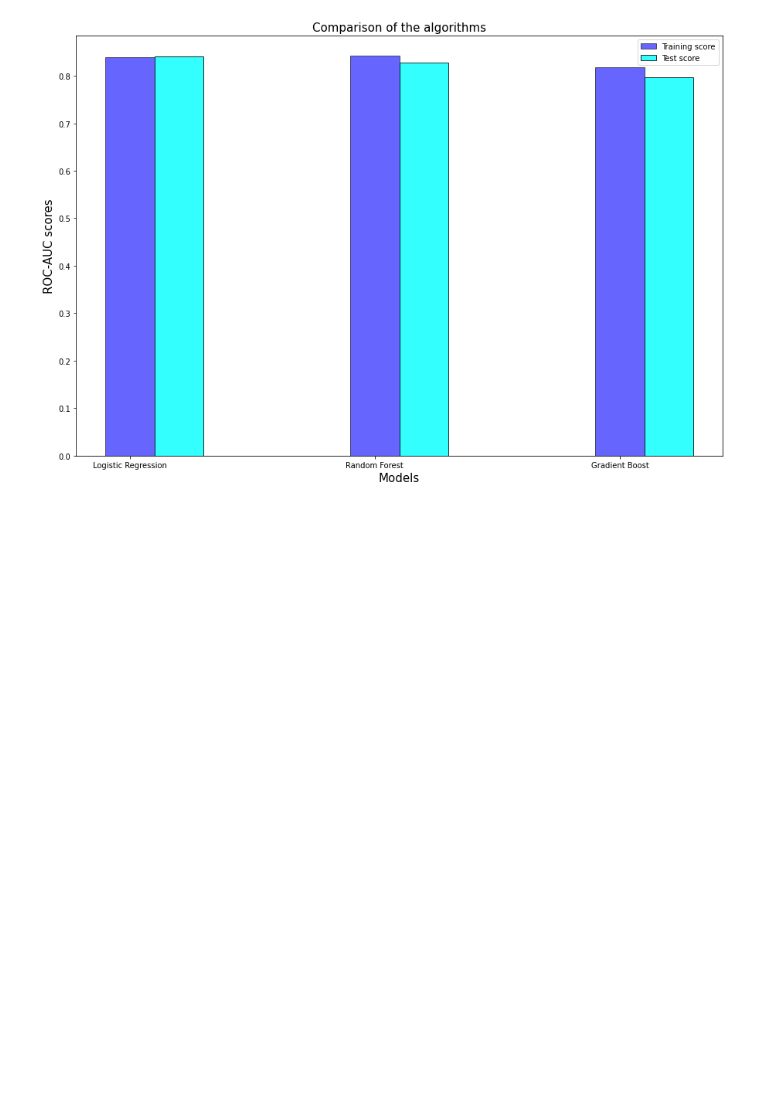
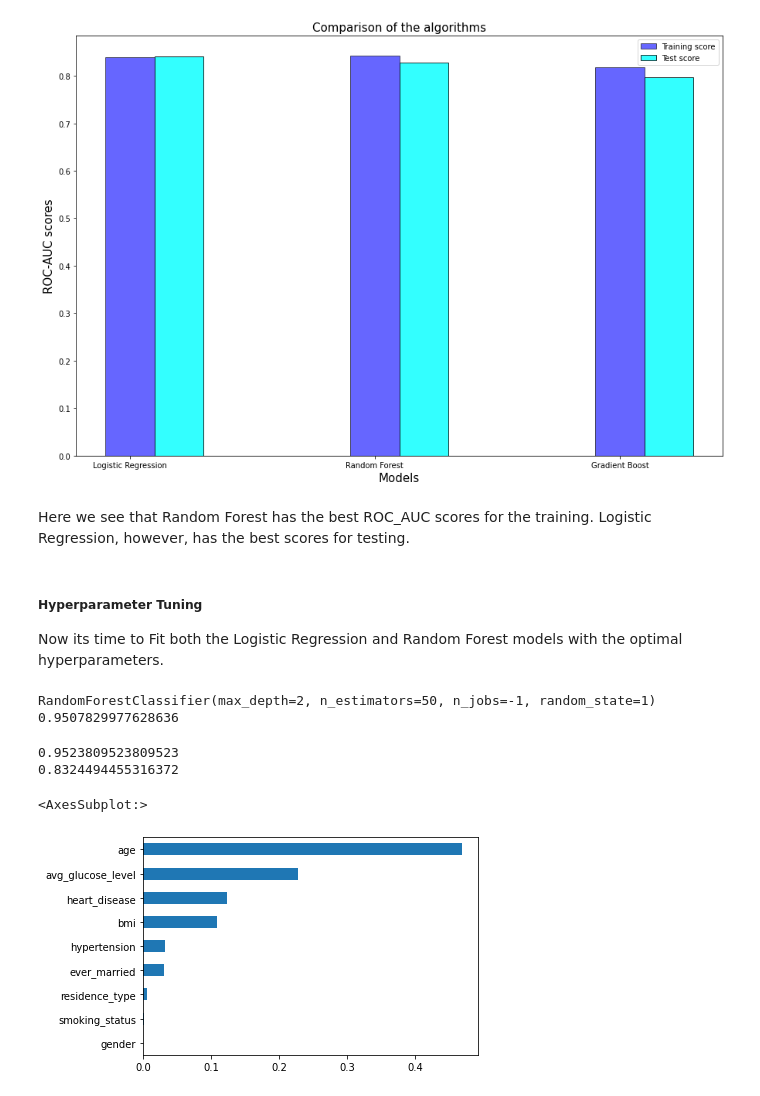
Before and after one commit to FayD21/Capstone-2-Stroke-Prediction, a Jupyter notebook: Notebooks/Stroke_preprocessing_and_training-fixed.ipynb, the cells around one changed output. Cells and saved outputs as stored; diff of their text form; code cells hidden in the pictures; blank space fills up the shorter version.

Commit message:
Added Hyperparameter tuning

```diff
--- a/Notebooks/Stroke_preprocessing_and_training-fixed.ipynb
+++ b/Notebooks/Stroke_preprocessing_and_training-fixed.ipynb
@@ -471,3 +472,75 @@ plt.savefig("27.png")
 plt.show()
 # %% [output]
 [figure]
+# %% [markdown]
+Here we see that Random Forest has the best ROC_AUC scores for the training. Logistic Regression, however, has the best scores for testing.
+# %% [markdown]
+##### Hyperparameter Tuning
+
+Now its time to Fit both the Logistic Regression and Random Forest models with the optimal hyperparameters.
+# %%
+#Random Forest - Parameter Tuning
+rfc = RandomForestClassifier(max_features='auto',random_state=1, n_jobs=-1)
+param_grid = {
+    'n_estimators': [50, 100,400,700,1000],
+    'max_features': ['auto', 'sqrt', 'log2'],
+    'max_depth' : [2, 3, 4],
+    'criterion' :['gini', 'entropy'],
+    "min_samples_leaf" : [1, 5, 10],
+    "min_samples_split" : [2, 4, 10,12,16]
+}
+grid_search = GridSearchCV(estimator=rfc, param_grid=param_grid, cv=3, scoring='accuracy', n_jobs=-1)
+grid_search.fit(X_train, y_train.values.ravel())
+
+best_rfc = grid_search.best_estimator_
+best_score_rfc = grid_search.best_score_
+print(best_rfc)
+print(best_score_rfc)
+
+#example
+#rf = RandomForestClassifier(max_features='auto',random_state=1, n_jobs=-1)
+#param_grid = { "criterion" : ["gini", "entropy"], "min_samples_leaf" : [1, 5, 10], "min_samples_split" : [2, 4, 10,12,16], "n_estimators": [50, 100,400,700,1000]}
+#gs = GridSearchCV(estimator=rf, param_grid=param_grid, scoring='accuracy', cv=3, n_jobs=-1)
+#gs = gs.fit(X_train, y_train)
+#print(gs.best_estimator_)
+#print(gs.best_score_)
+# %% [output]
+RandomForestClassifier(max_depth=2, n_estimators=50, n_jobs=-1, random_state=1)
+0.9507829977628636
+# %%
+#Random Forest - Fitting with optimal hyperparameters
+rfc_hp = RandomForestClassifier(max_depth=2, n_estimators=50, n_jobs=-1, random_state=1)
+
+rfc_hp.fit(X_train, y_train.values.ravel()) #y_train.values.ravel()
+
+y_pred_rfc_hp = rfc_hp.predict(X_test)
+acc = accuracy_score(y_test, y_pred_rfc_hp)
+cv = cross_val_score(rfc_hp, X_test, y_test,scoring='roc_auc').mean()
+print(acc)
+print(cv)
+
+#example
+#rf = RandomForestClassifier(bootstrap=True, class_weight=None, criterion='entropy',
+            #max_depth=None, max_features='auto', max_leaf_nodes=None,
+            #min_impurity_decrease=0.0, min_impurity_split=None,
+            #min_samples_leaf=1, min_samples_split=2,
+            #min_weight_fraction_leaf=0.0, n_estimators=1000, n_jobs=-1,
+            #oob_score=False, random_state=1, verbose=0, warm_start=False)
+#rf.fit(X_train, y_train)
+#y_predictions_rf = rf.predict(X_test)
+#acc = accuracy_score(y_test, y_predictions)
+#cv = cross_val_score(rf, X_test, y_test,scoring='roc_auc').mean()
+#print(acc)
+#print(cv)
+# %% [output]
+0.9523809523809523
+0.8324494455316372
+# %%
+#Random Forest - Feature Importances
+rfc_hp_feature_importance = pd.Series(best_rfc.feature_importances_, index=X.columns)
+rfc_hp_feature_importance.nlargest(10).sort_values(ascending=True).plot.barh()
+
+#example
+# %% [output]
+<AxesSubplot:>
+[figure, added]
```
Also changed, not shown: parts of 2 cells of this notebook.
